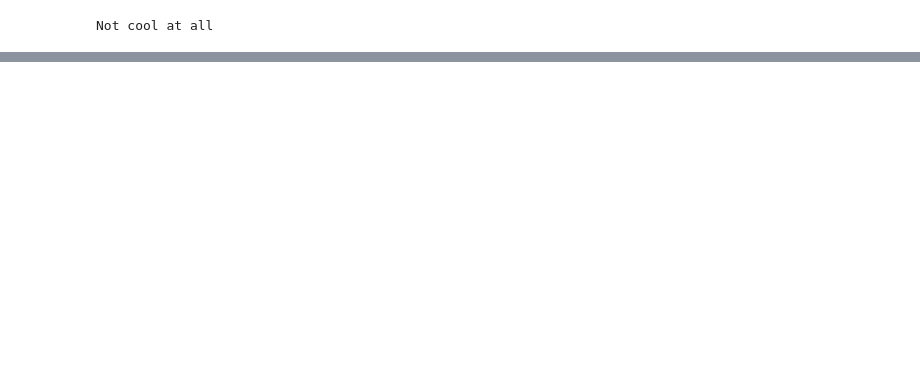
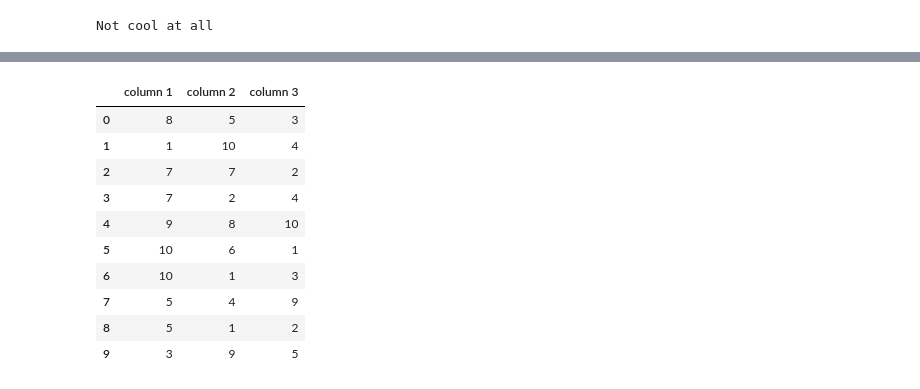
Before and after one commit to Tartertx/MIMF-Fall-2025, a Jupyter notebook: introProg.ipynb, the cells around one changed output, grey strips where cells are left out. Cells and saved outputs as stored; diff of their text form; code cells hidden in the pictures; blank space fills up the shorter version.

```diff
--- a/introProg.ipynb
+++ b/introProg.ipynb
@@ -156,0 +213,23 @@ print(elist)
+# %%
+import pandas as pd
+import random as rd
+
+cols = ['column 1', 'column 2', 'column 3']
+df = pd.DataFrame(columns = cols)
+
+for i in range(10):
+    df.loc[i]= [rd.randint(1,10),rd.randint(1,10),rd.randint(1,10)]
+
+display(df)
+# %% [output]
+|  | column 1 | column 2 | column 3 |
+| 0 | 8 | 5 | 3 |
+| 1 | 1 | 10 | 4 |
+| 2 | 7 | 7 | 2 |
+| 3 | 7 | 2 | 4 |
+| 4 | 9 | 8 | 10 |
+| 5 | 10 | 6 | 1 |
+| 6 | 10 | 1 | 3 |
+| 7 | 5 | 4 | 9 |
+| 8 | 5 | 1 | 2 |
+| 9 | 3 | 9 | 5 |
```
Also changed, not shown: parts of 24 cells of this notebook.
